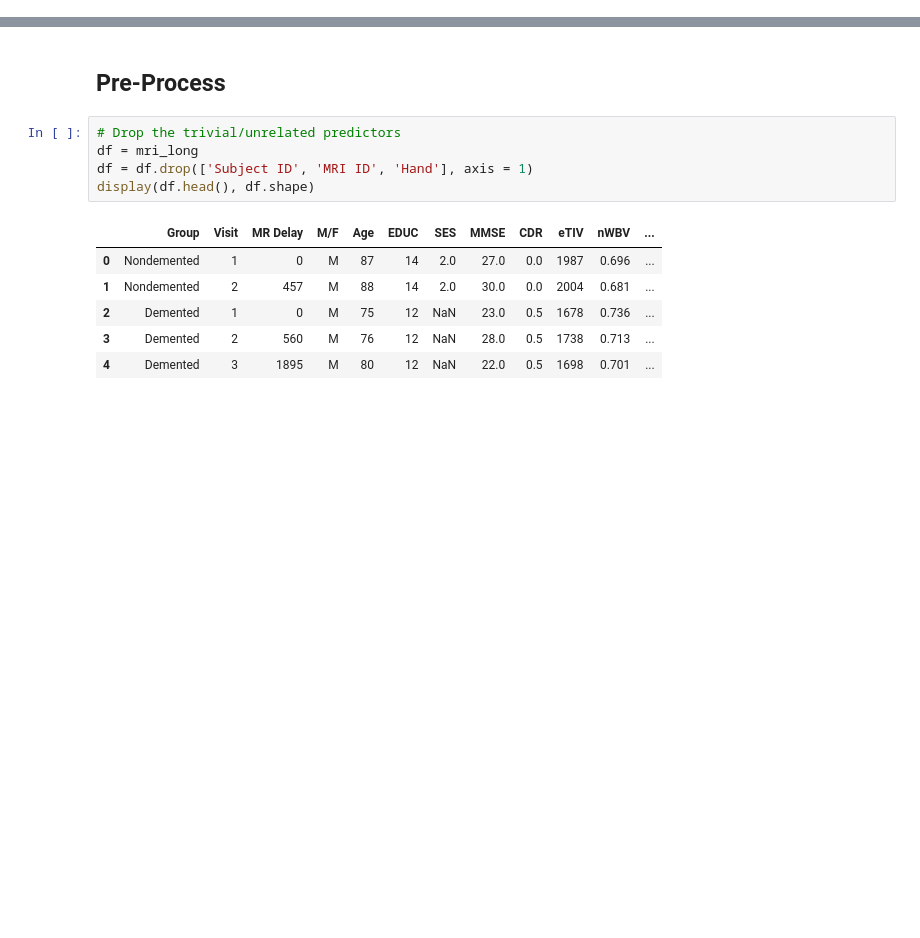
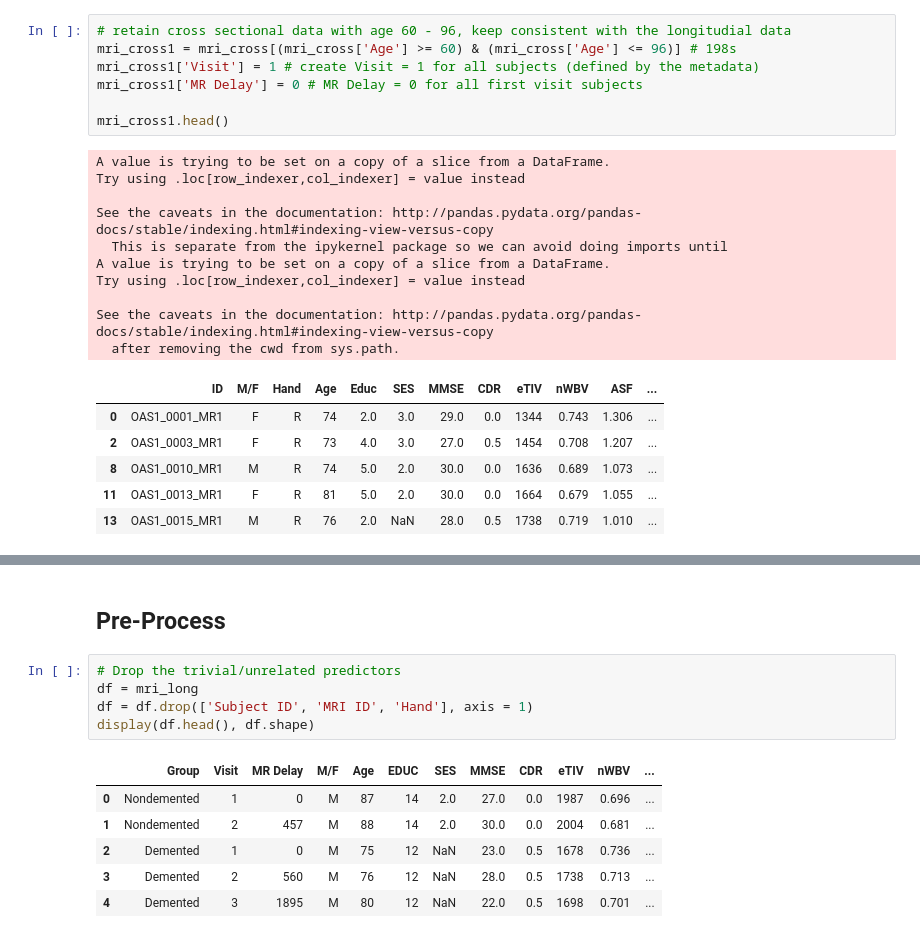
Before and after one commit to HHHuiyu/MRI-and-Alzheimers-BIOF509-FP-, a Jupyter notebook: BIOF509-FP-Huiyu.ipynb, the cells around one changed output, grey strips where cells are left out. Saved outputs shown, nothing was run; the diff lists cells and outputs as text; blank space fills up the shorter version.

```diff
--- a/BIOF509-FP-Huiyu.ipynb
+++ b/BIOF509-FP-Huiyu.ipynb
@@ -43,0 +71,24 @@ mri_long.head()
+# %%
+# retain cross sectional data with age 60 - 96, keep consistent with the longitudial data
+mri_cross1 = mri_cross[(mri_cross['Age'] >= 60) & (mri_cross['Age'] <= 96)] # 198s
+mri_cross1['Visit'] = 1 # create Visit = 1 for all subjects (defined by the metadata)
+mri_cross1['MR Delay'] = 0 # MR Delay = 0 for all first visit subjects
+
+mri_cross1.head()
+# %% [output]
+A value is trying to be set on a copy of a slice from a DataFrame.
+Try using .loc[row_indexer,col_indexer] = value instead
+
+See the caveats in the documentation: http://pandas.pydata.org/pandas-docs/stable/indexing.html#indexing-view-versus-copy
+  This is separate from the ipykernel package so we can avoid doing imports until
+A value is trying to be set on a copy of a slice from a DataFrame.
+Try using .loc[row_indexer,col_indexer] = value instead
+
+See the caveats in the documentation: http://pandas.pydata.org/pandas-docs/stable/indexing.html#indexing-view-versus-copy
+  after removing the cwd from sys.path.
+|  | ID | M/F | Hand | Age | Educ | SES | MMSE | CDR | eTIV | nWBV | ASF | ... |
+| 0 | OAS1_0001_MR1 | F | R | 74 | 2.0 | 3.0 | 29.0 | 0.0 | 1344 | 0.743 | 1.306 | ... |
+| 2 | OAS1_0003_MR1 | F | R | 73 | 4.0 | 3.0 | 27.0 | 0.5 | 1454 | 0.708 | 1.207 | ... |
+| 8 | OAS1_0010_MR1 | M | R | 74 | 5.0 | 2.0 | 30.0 | 0.0 | 1636 | 0.689 | 1.073 | ... |
+| 11 | OAS1_0013_MR1 | F | R | 81 | 5.0 | 2.0 | 30.0 | 0.0 | 1664 | 0.679 | 1.055 | ... |
+| 13 | OAS1_0015_MR1 | M | R | 76 | 2.0 | NaN | 28.0 | 0.5 | 1738 | 0.719 | 1.010 | ... |
```
Also changed, not shown: parts of 53 cells of this notebook.
